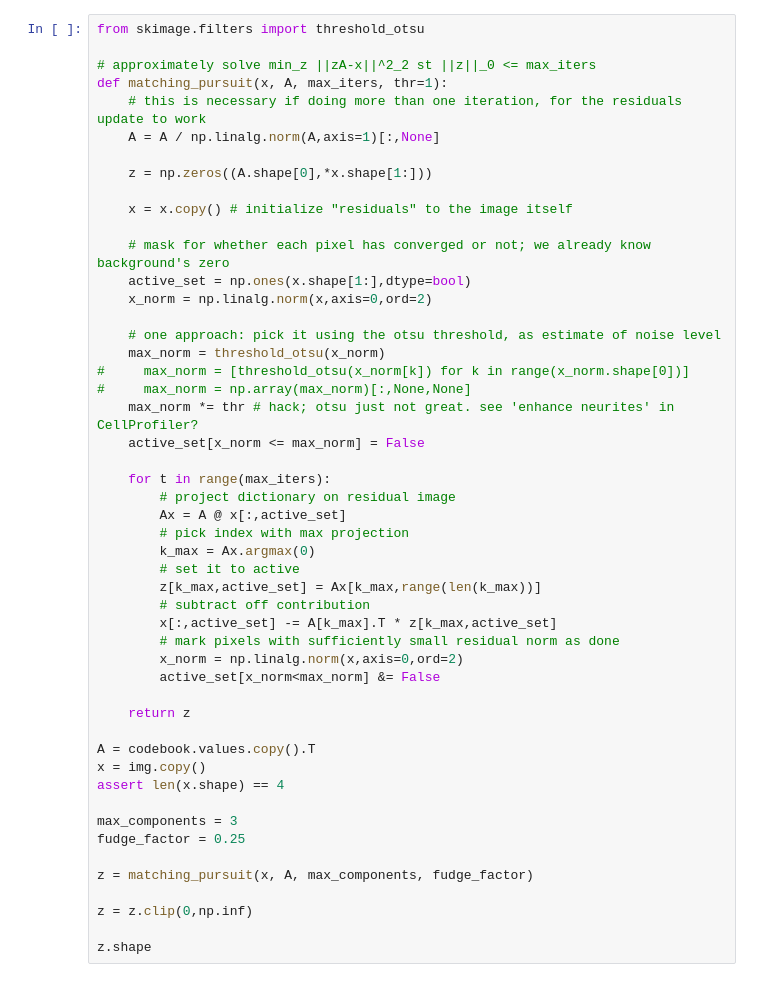
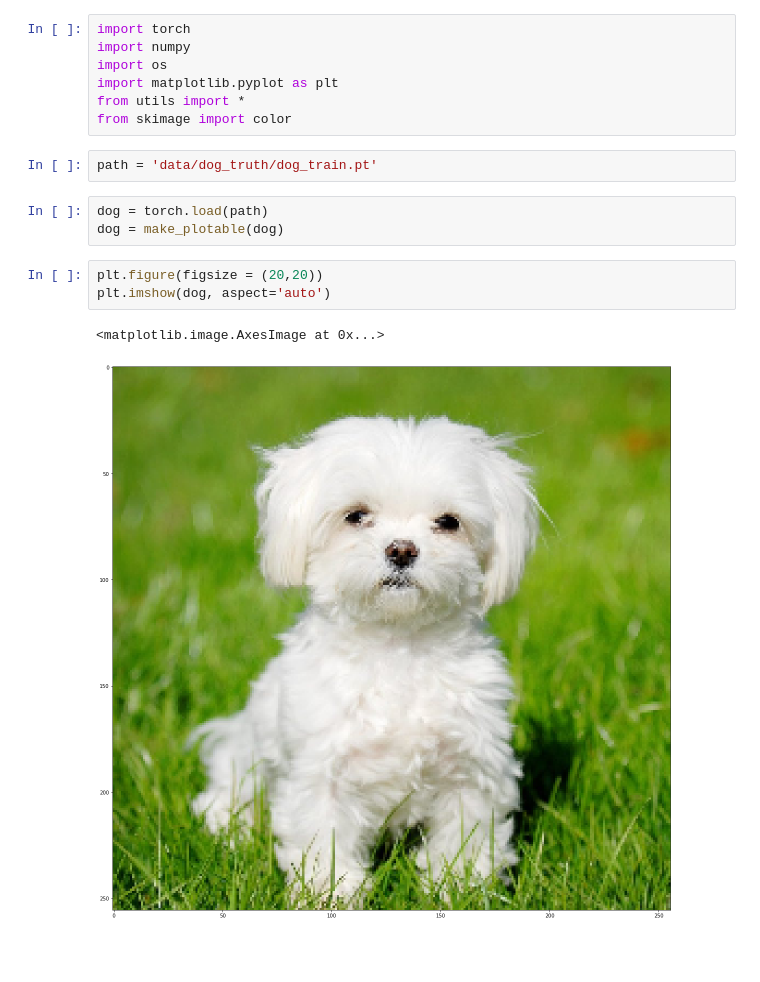
Before and after one commit to vinhle169/ProCodesAnalysis, a Jupyter notebook: procodes_3D.ipynb, the cells around one changed output. Drawn from its saved outputs; the diff is of its cells as text; blank space fills up the shorter version.

Commit message:
Updates to unet project

```diff
--- a/procodes_3D.ipynb
+++ b/procodes_3D.ipynb
@@ -1,50 +1,18 @@
 # %%
-from skimage.filters import threshold_otsu
-
-# approximately solve min_z ||zA-x||^2_2 st ||z||_0 <= max_iters
-def matching_pursuit(x, A, max_iters, thr=1):
-    # this is necessary if doing more than one iteration, for the residuals update to work
-    A = A / np.linalg.norm(A,axis=1)[:,None]
-
-    z = np.zeros((A.shape[0],*x.shape[1:]))
-
-    x = x.copy() # initialize "residuals" to the image itself
-
-    # mask for whether each pixel has converged or not; we already know background's zero
-    active_set = np.ones(x.shape[1:],dtype=bool)
-    x_norm = np.linalg.norm(x,axis=0,ord=2)
-
-    # one approach: pick it using the otsu threshold, as estimate of noise level
-    max_norm = threshold_otsu(x_norm)
-#     max_norm = [threshold_otsu(x_norm[k]) for k in range(x_norm.shape[0])]
-#     max_norm = np.array(max_norm)[:,None,None]
-    max_norm *= thr # hack; otsu just not great. see 'enhance neurites' in CellProfiler?
-    active_set[x_norm <= max_norm] = False
-
-    for t in range(max_iters):
-        # project dictionary on residual image
-        Ax = A @ x[:,active_set]
-        # pick index with max projection
-        k_max = Ax.argmax(0)
-        # set it to active
-        z[k_max,active_set] = Ax[k_max,range(len(k_max))]
-        # subtract off contribution
-        x[:,active_set] -= A[k_max].T * z[k_max,active_set]
-        # mark pixels with sufficiently small residual norm as done
-        x_norm = np.linalg.norm(x,axis=0,ord=2)
-        active_set[x_norm<max_norm] &= False
-
-    return z
-
-A = codebook.values.copy().T
-x = img.copy()
-assert len(x.shape) == 4
-
-max_components = 3
-fudge_factor = 0.25
-
-z = matching_pursuit(x, A, max_components, fudge_factor)
-
-z = z.clip(0,np.inf)
-
-z.shape
+import torch
+import numpy
+import os
+import matplotlib.pyplot as plt
+from utils import *
+from skimage import color
+# %%
+path = 'data/dog_truth/dog_train.pt'
+# %%
+dog = torch.load(path)
+dog = make_plotable(dog)
+# %%
+plt.figure(figsize = (20,20))
+plt.imshow(dog, aspect='auto')
+# %% [output]
+<matplotlib.image.AxesImage at 0x...>
+[figure, added]
```
Also changed, not shown: parts of 1 cell of this notebook, 9 other files.
